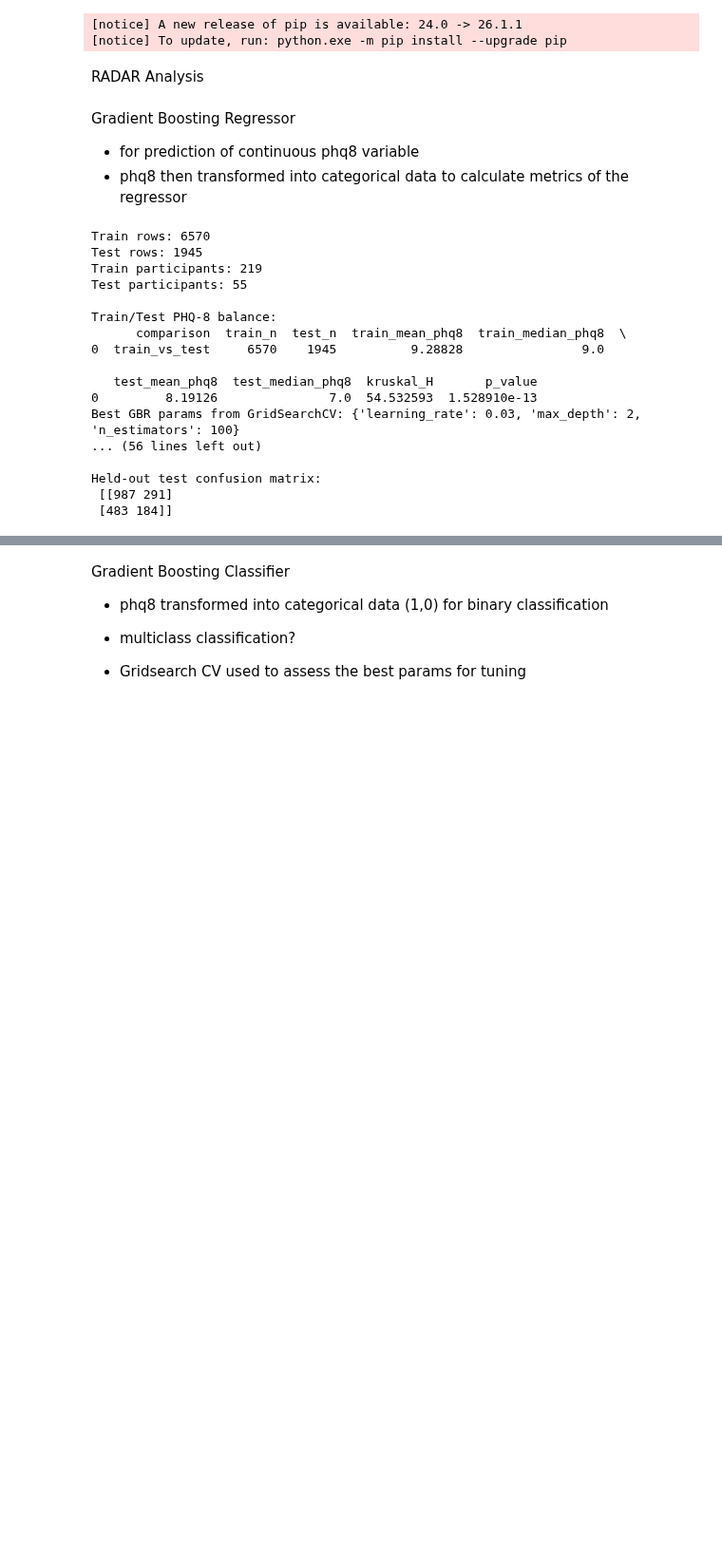
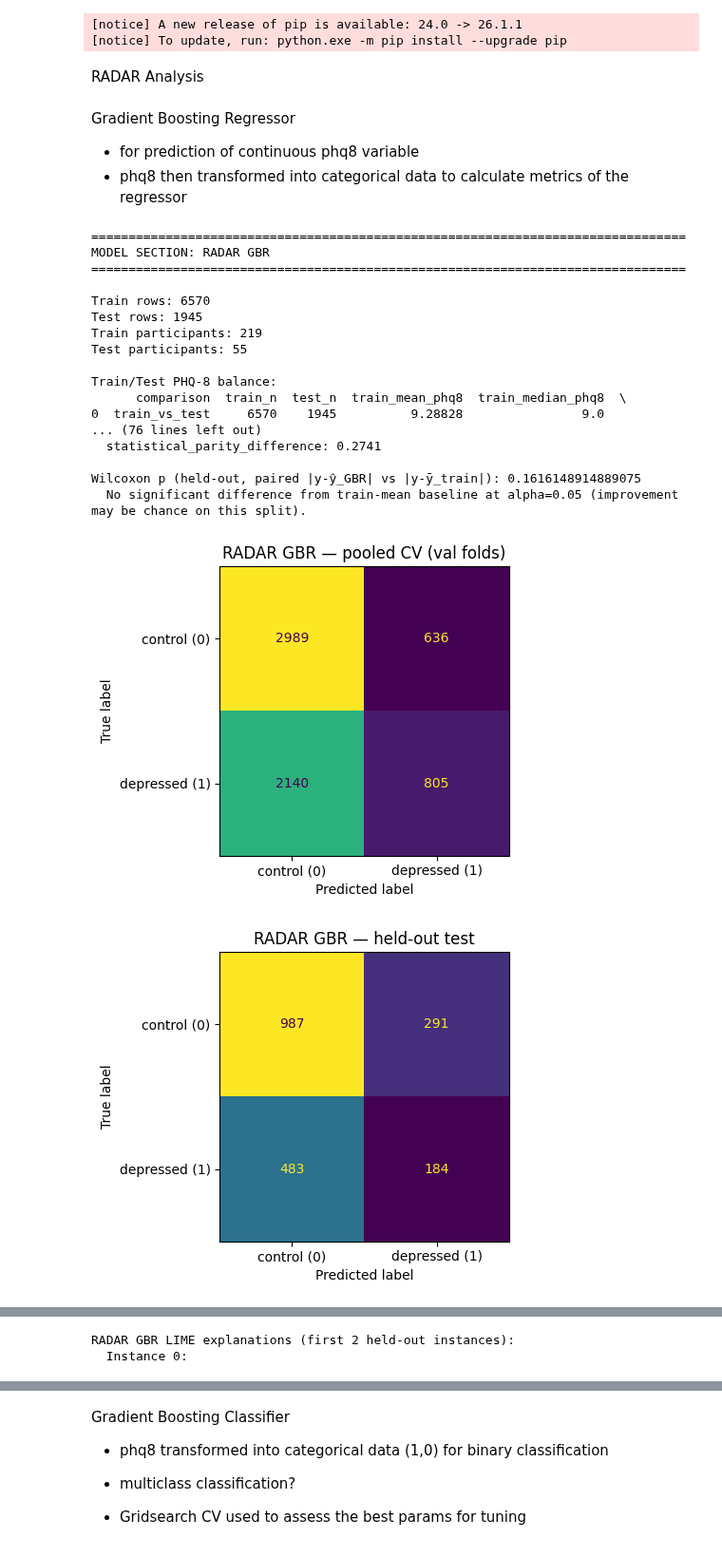
Before and after one commit to JanUher/ASMHI-Research-Project, a Jupyter notebook: notebooks/Models/Gradient_Boosting copy.ipynb, the cells around one changed output, grey strips where cells are left out. Shown at 95% size. Drawn from its saved outputs; the diff is of its cells as text; code cells hidden in the pictures; blank space fills up the shorter version.

Commit message:
figures + fairness

```diff
--- a/notebooks/Models/Gradient_Boosting copy.ipynb
+++ b/notebooks/Models/Gradient_Boosting copy.ipynb
@@ -70,6 +646,8 @@ Gradient Boosting Regressor
 # -----------------------------
 # Load and prepare data
 # -----------------------------
+log_model_section("RADAR GBR")
+
 dataset = Path("C:/Users/janku/Documents/KCL/Research Project/Research Project/data/processed/radar_model_dataset_raw_features.csv")
 df = pd.read_csv(dataset)
 
@@ -273,6 +851,16 @@ test_summary_df = pd.DataFrame([{
 print("\nHeld-out test results:")
 print(test_summary_df)
 
+test_subgroups = make_subgroup_frame(df.iloc[test_idx])
+print_subgroup_results(
+    "RADAR GBR",
+    y_bin_test,
+    test_preds_bin,
+    test_preds,
+    test_subgroups,
+    df.iloc[test_idx],
+)
+
 baseline_test = np.full_like(y_test, float(np.mean(y_train_full)), dtype=float)
 e_gbr_t = np.abs(y_test - test_preds)
 e_b_t = np.abs(y_test - baseline_test)
@@ -284,38 +872,69 @@ print("\nWilcoxon p (held-out, paired |y-ŷ_GBR| vs |y-ȳ_train|):", w_test)
 if w_test < 0.05:
     print("  Significant difference from train-mean baseline (alpha=0.05) on this test set.")
 else:
     print("  No significant difference from train-mean baseline at alpha=0.05 (improvement may be chance on this split).")
 
 # -----------------------------
 # Confusion matrices (PHQ-8 >= 10 threshold on regressor output)
 # -----------------------------
 cm_cv = confusion_matrix_for_display(
     cv_y_true_bin,
     cv_y_pred_bin,
     title="RADAR GBR — pooled CV (val folds)",
 )
 cm_test = confusion_matrix_for_display(
     y_bin_test,
     test_preds_bin,
     title="RADAR GBR — held-out test",
 )
 print("\nPooled CV confusion matrix (PHQ-8 binarized):\n", cm_cv)
 print("\nHeld-out test confusion matrix:\n", cm_test)
+
+record_standard_model_outputs(
+    "RADAR GBR",
+    split_info={
+        "train_rows": len(train_idx),
+        "test_rows": len(test_idx),
+        "train_participants": len(np.unique(groups_train)),
+        "test_participants": len(np.unique(groups_test)),
+    },
+    best_params=best_gbr_params,
+    train_test_balance=train_test_balance_df,
+    cv_folds=cv_results_df,
+    cv_balance=cv_balance_df,
+    statistical_tests=cv_balance_summary_df,
+    cv_summary=cv_summary_df,
+    test_summary=test_summary_df,
+    wilcoxon={"held_out_gbr_vs_train_mean": w_test},
+    confusion_matrices={"cv_pooled": cm_cv, "held_out_test": cm_test},
+)
+
+run_shap_lime_explanations(
+    "RADAR GBR",
+    final_model,
+    X_train_full,
+    X_test,
+    feature_cols,
+    mode="regression",
+    class_names=["phq8"],
+)
 # %% [output]
+================================================================================
+MODEL SECTION: RADAR GBR
+================================================================================
+
 Train rows: 6570
 Test rows: 1945
 Train participants: 219
 Test participants: 55
 
 Train/Test PHQ-8 balance:
       comparison  train_n  test_n  train_mean_phq8  train_median_phq8  \
 0  train_vs_test     6570    1945          9.28828                9.0
+... (76 lines left out)
+  statistical_parity_difference: 0.2741
 
-   test_mean_phq8  test_median_phq8  kruskal_H       p_value
-0         8.19126               7.0  54.532593  1.528910e-13
-Best GBR params from GridSearchCV: {'learning_rate': 0.03, 'max_depth': 2, 'n_estimators': 100}
-... (56 lines left out)
-
-Held-out test confusion matrix:
- [[987 291]
- [483 184]]
+Wilcoxon p (held-out, paired |y-ŷ_GBR| vs |y-ȳ_train|): 0.1616148914889075
+  No significant difference from train-mean baseline at alpha=0.05 (improvement may be chance on this split).
+[figure, added]
+[figure, added]
@@ -321,0 +951,2 @@ Held-out test confusion matrix:
+RADAR GBR LIME explanations (first 2 held-out instances):
+  Instance 0:
```
Also changed, not shown: parts of 8 cells of this notebook, 39 other files.
